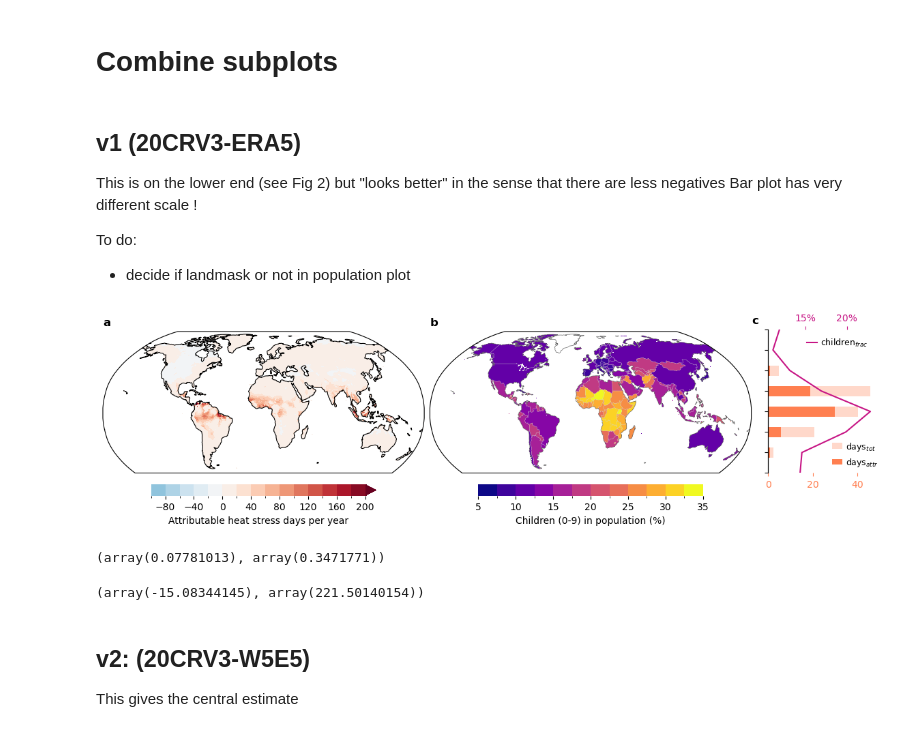
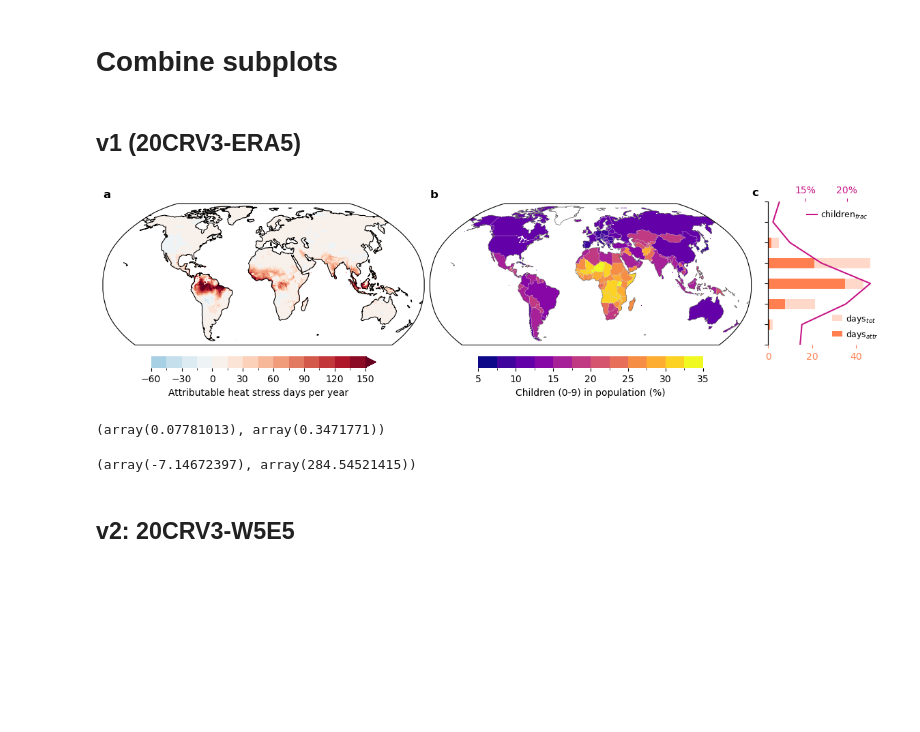
Before and after one commit to rosapietroiusti/attr-hs, a Jupyter notebook: main/attr-hw-fig1.ipynb, the cells around one changed output. Drawn from its saved outputs; the diff is of its cells as text; code cells hidden in the pictures; blank space fills up the shorter version.

```diff
--- a/main/attr-hw-fig1.ipynb
+++ b/main/attr-hw-fig1.ipynb
@@ -207,11 +203,14 @@ def plot_map_nAHD(data_plot,
                     vmax = 200,
                     levels = np.linspace(-100, 200, 16),
                     title_label = None,
-                  title=True
+                  title=True,
+                  norm=None,
+                  cmap=None
             ):
 
-    cmap = LinearSegmentedColormap.from_list('new_RdBu_r', plt.get_cmap('RdBu_r')(np.linspace(0.25, 1, 192)))
-    norm = BoundaryNorm(levels, ncolors=cmap.N, clip=True)
+    if not norm:
+        cmap = LinearSegmentedColormap.from_list('new_RdBu_r', plt.get_cmap('RdBu_r')(np.linspace(0.25, 1, 192)))
+        norm = BoundaryNorm(levels, ncolors=cmap.N, clip=True)
     crs = ccrs.PlateCarree()
     ax.set_extent([-179.75, 179.75, -60, 90], crs=ccrs.PlateCarree())
 
@@ -375,7 +365,7 @@ da_list = []
 for i in range(len(datasets)):
     dataset = datasets[i]
     filepath = glob.glob(os.path.join('/data/brussel/vo/000/bvo00012/vsc10419/attr-hw/output',
-                                      f'output_shift-fit/{dir_shift_fit}/WBGT/ISIMIP3a/{dataset}/*_obsclim_WBGT_params_shift_loc_mon_1901_2019.nc'))[0]
+                                      f'output_shift-fit/{dir_shift_fit}/WBGT/ISIMIP3a/{dataset}/*_obsclim_WBGT_params_shift_loc_mon_{year_start}_2019.nc'))[0]
     da = xr.open_dataarray(filepath).expand_dims("dataset").assign_coords(dataset=("dataset", [dataset]))
     da_list.append(da)
 
@@ -694,9 +935,3 @@ plt.show()
 # Combine subplots
 # %% [markdown]
 ## v1 (20CRV3-ERA5)
-
-This is on the lower end (see Fig 2) but "looks better" in the sense that there are less negatives
-Bar plot has very different scale !
-
-To do:
-- decide if landmask or not in population plot
@@ -714,23 +983,32 @@ gs = gridspec.GridSpec(1, 3, width_ratios=[3, 3, 1],figure=fig)
 
 
 
-# Subplot (a)  attributable days per year
-# -----------------------------------
+# Subplots
+
+
+# (a)  attributable days per year
+
 ax= fig.add_subplot(gs[0, 0], projection= proj)
 ax.set_extent([-179.75, 179.75, -60, 90], crs=ccrs.PlateCarree())
+vmin, vmax,nlevels = -60, 150, 15
 
+new_cmap, levels, norm = skewed_cmap(vmin = vmin,
+                                    vmax = vmax,
+                                    nlevels = nlevels,
+                                    shift=False)
 
+# plot
+plot = plot_map_nAHD(data_plot,
+                     ax,
+                     title=False,
+                     vmin = vmin,
+                     vmax = vmax,
+                     levels = levels,
+                     norm=norm,
+                     cmap=new_cmap
+                    )
+ax.set_title('a',loc='left',fontweight='bold')
 
-# setup
-vmin, vmax = -100, 200 # min is -18 so could cut colorbar further !
-levels = np.linspace(vmin, vmax, 16)
-# plot
-data_plot = da_nAHD_obs.isel(dataset=dataset) * landmask
-plot = data_plot.plot(transform=crs,ax=ax,vmax=vmax, vmin=vmin,add_colorbar=False,levels=levels,cmap=new_cmap,extend='both')
-# appearance
-ax.coastlines(color='black', linewidth=0.8)
-ax.set_title('')
-ax.set_title('a',loc='left',fontweight='bold')
 # colorbar
 cbar_lab = 'Attributable heat stress days per year'
 cbar = fig.colorbar(plot, extend='max', ax=ax, location='bottom',shrink=0.7, fraction=0.1, pad=-.03)
@@ -744,7 +1022,7 @@ cbar.outline.set_edgecolor('none')
 
 
 # (b)  % children per country
-# -----------------------------------
+
 ax= fig.add_subplot(gs[0, 1], projection= proj)
 ax.set_extent([-179.75, 179.75, -60, 90], crs=ccrs.PlateCarree())
 
@@ -766,19 +1044,20 @@ cbar.outline.set_edgecolor('none')
 
 
 
-# Subplot (c) latitude bands
-# -----------------------------------
+# (c) latitude bands
+
 ax= fig.add_subplot(gs[0, 2])
 ax.set_title('c ',loc='left',x=-0.15, y=1,fontweight='bold')
 
 # 1. nAHD
-# -----------------------------------
+
 df_nAHD = pd.DataFrame(da_nAHD_mean_lat.to_pandas().T.iloc[:,dataset])
 df_p1 = pd.DataFrame(da_p1_mean_lat.to_pandas().T.iloc[:,dataset])
 columns = df_p1.columns
 index = df_p1.index.astype(str)
 bar_width = 0.5
 c='coral'
+
 # Plot
 for i, column in enumerate(columns):
     ax.barh(np.arange(0,len(index)) + i * bar_width, df_p1[column], bar_width, color=c,alpha=0.3, label='days$_{tot}$')
@@ -786,37 +1065,39 @@ for i, column in enumerate(columns):
 
 
 # 2. fraction kids
-# -----------------------------------
+
 df_frackids = (nkids_lat/totpop_lat * 100).to_pandas().T
 column = df_nkids.columns[0]
 c1='mediumvioletred'
 ax2 = ax.twiny()
 # Plot
 ax2.plot(df_frackids[column],np.arange(0,len(index)),label='children$_{frac}$', color=c1 )
 
 # Set labels
 ax.set_yticks(ticks=np.arange(0,len(index)), labels='')
 ax.set_ylim(0,7)
 ax.legend(fontsize=9,frameon=False, loc='lower right',handlelength=1.2,handletextpad=0.4,bbox_to_anchor=(1.1, -0.02))
 ax2.xaxis.set_major_formatter(FuncFormatter(percent_formatter))
 ax2.legend(fontsize=9,frameon=False, loc='upper right',handlelength=1.2,handletextpad=0.4)
+
+
 
 # Hide spines
 for spine in ['top', 'right', 'bottom']:
     ax.spines[spine].set_visible(False)
     ax2.spines[spine].set_visible(False)
 
 # color the axes
 ax2.spines['bottom'].set_color(c)
 ax.tick_params(axis='x', colors=c)
 ax.xaxis.label.set_color(c)
 ax2.tick_params(axis='x', colors=c1)
 ax2.xaxis.label.set_color(c1)
 
 #plt.savefig(os.path.join(figdir,'fig1.pdf'),dpi=300,transparent=True)
 #plt.savefig(os.path.join(figdir,'fig1.png'),dpi=300,transparent=True)
 # %% [output]
-[figure, old version]
+[figure, new version]
 # %%
 da_frac_children.min().values, da_frac_children.max().values
 # %% [output]
@@ -824,11 +1105,9 @@ da_frac_children.min().values, da_frac_children.max().values
 # %%
 (da_nAHD_obs.isel(dataset=1) * landmask).min().values, (da_nAHD_obs.isel(dataset=1) * landmask).max().values
 # %% [output]
-(array(-15.08344145), array(221.50140154))
+(array(-7.14672397), array(284.54521415))
 # %% [markdown]
-## v2: (20CRV3-W5E5)
-
-This gives the central estimate
+## v2: 20CRV3-W5E5
 # %%
 
 
```
Also changed, not shown: parts of 20 cells of this notebook, 34 other files.
